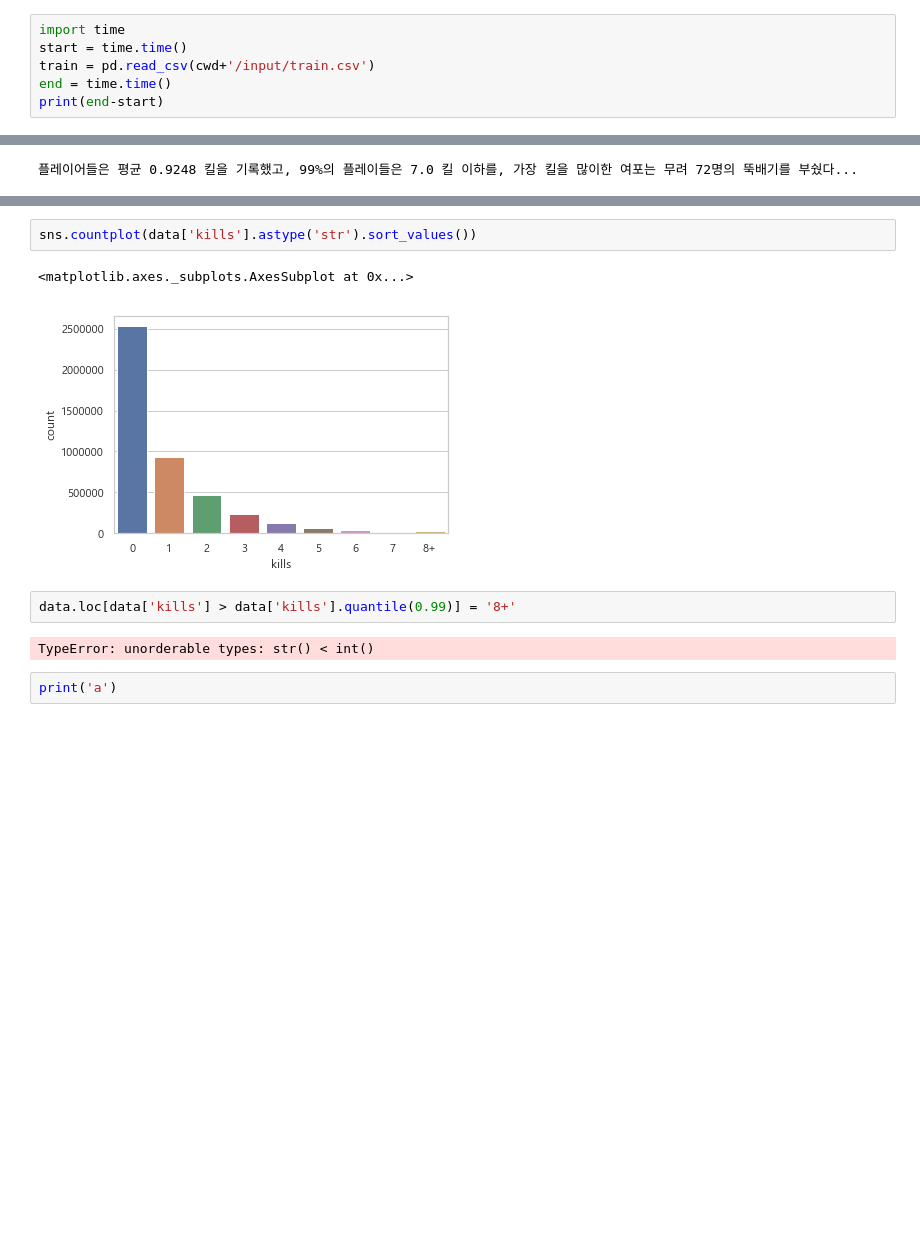
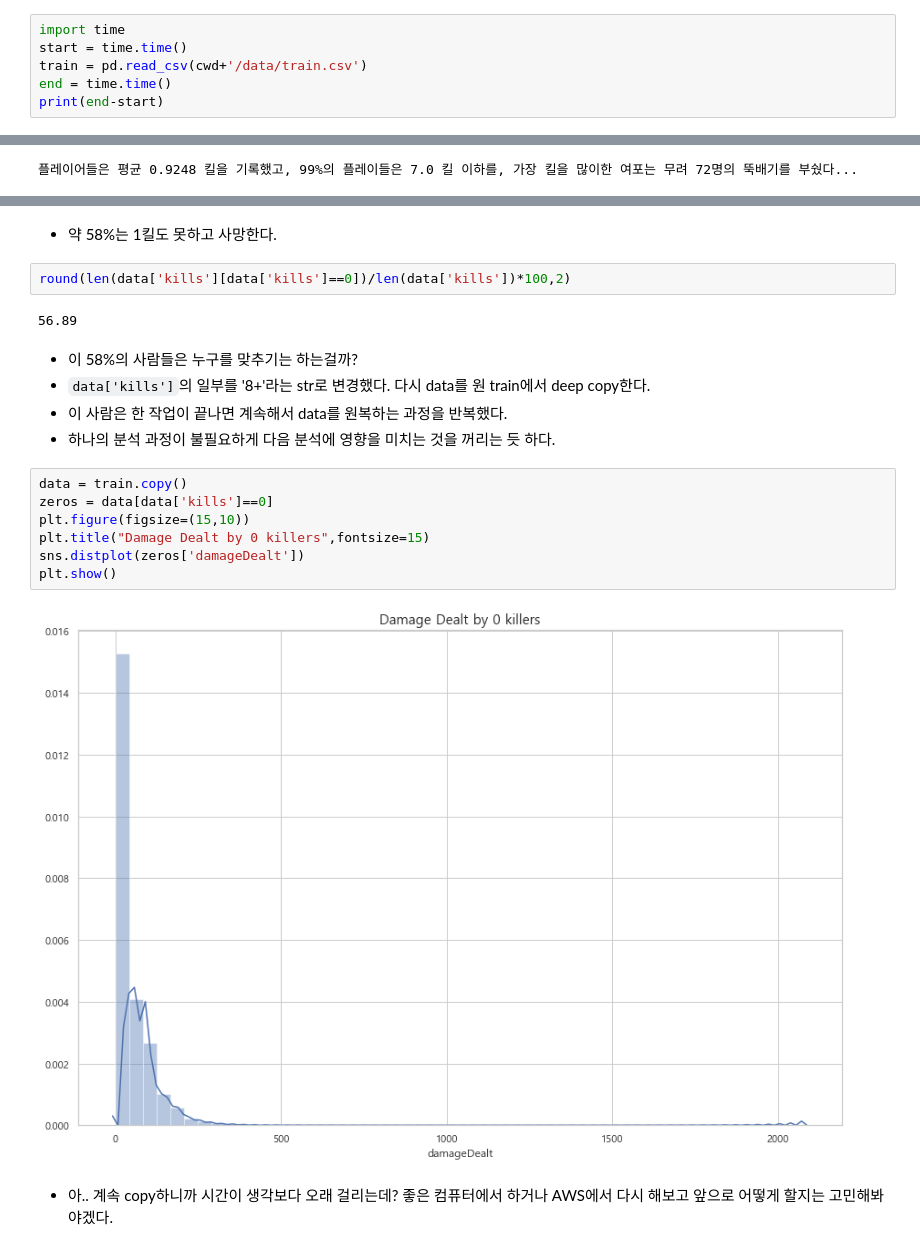
Before and after one commit to h33sun/Lets-EDA, a Jupyter notebook: 20200201 PUBG EDA.ipynb, the cells around one changed output, grey strips where cells are left out. Drawn from its saved outputs; the diff is of its cells as text; blank space fills up the shorter version.

```diff
--- a/20200201 PUBG EDA.ipynb
+++ b/20200201 PUBG EDA.ipynb
@@ -10,6 +10,6 @@ cwd
 # %%
 import time
 start = time.time()
-train = pd.read_csv(cwd+'/input/train.csv')
+train = pd.read_csv(cwd+'/data/train.csv')
 end = time.time()
 print(end-start)
@@ -111,11 +94,22 @@ TypeError: unorderable types: str() < int()
-# %%
-sns.countplot(data['kills'].astype('str').sort_values())
-# %% [output]
-<matplotlib.axes._subplots.AxesSubplot at 0x...>
-[figure, removed]
+# %% [markdown]
+- 약 58%는 1킬도 못하고 사망한다.
 # %%
-data.loc[data['kills'] > data['kills'].quantile(0.99)] = '8+'
+round(len(data['kills'][data['kills']==0])/len(data['kills'])*100,2)
 # %% [output]
-TypeError: unorderable types: str() < int()
+56.89
-# %%
-print('a')
+# %% [markdown]
+- 이 58%의 사람들은 누구를 맞추기는 하는걸까?
+- `data['kills']`의 일부를 '8+'라는 str로 변경했다. 다시 data를 원 train에서 deep copy한다.
+- 이 사람은 한 작업이 끝나면 계속해서 data를 원복하는 과정을 반복했다.
+- 하나의 분석 과정이 불필요하게 다음 분석에 영향을 미치는 것을 꺼리는 듯 하다.
+# %%
+data = train.copy()
+zeros = data[data['kills']==0]
+plt.figure(figsize=(15,10))
+plt.title("Damage Dealt by 0 killers",fontsize=15)
+sns.distplot(zeros['damageDealt'])
+plt.show()
+# %% [output]
+[figure, added]
+# %% [markdown]
+- 아.. 계속 copy하니까 시간이 생각보다 오래 걸리는데? 좋은 컴퓨터에서 하거나 AWS에서 다시 해보고 앞으로 어떻게 할지는 고민해봐야겠다.
```
Also changed, not shown: parts of 13 cells of this notebook, 1 other file.
